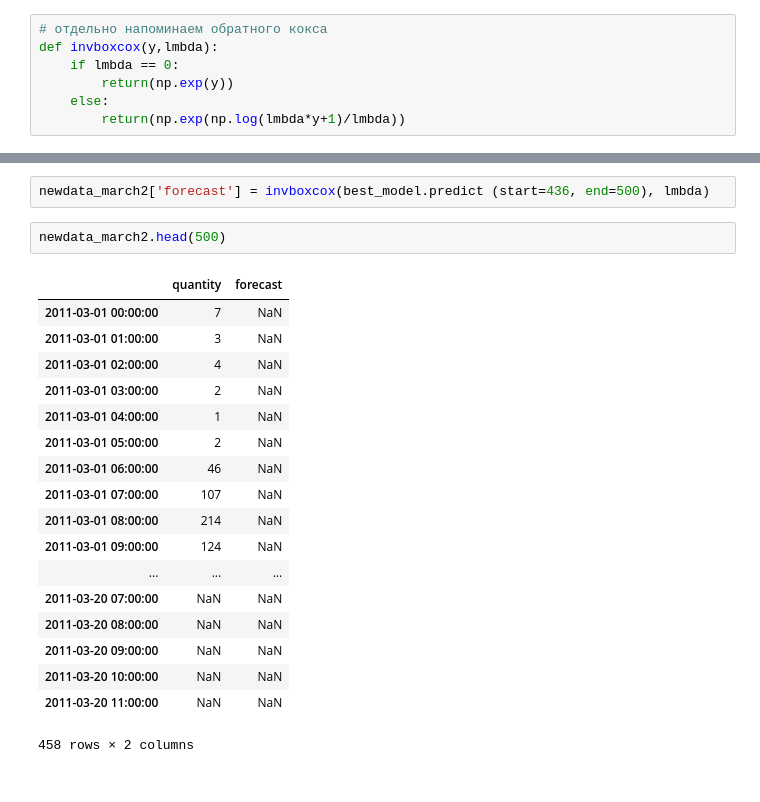
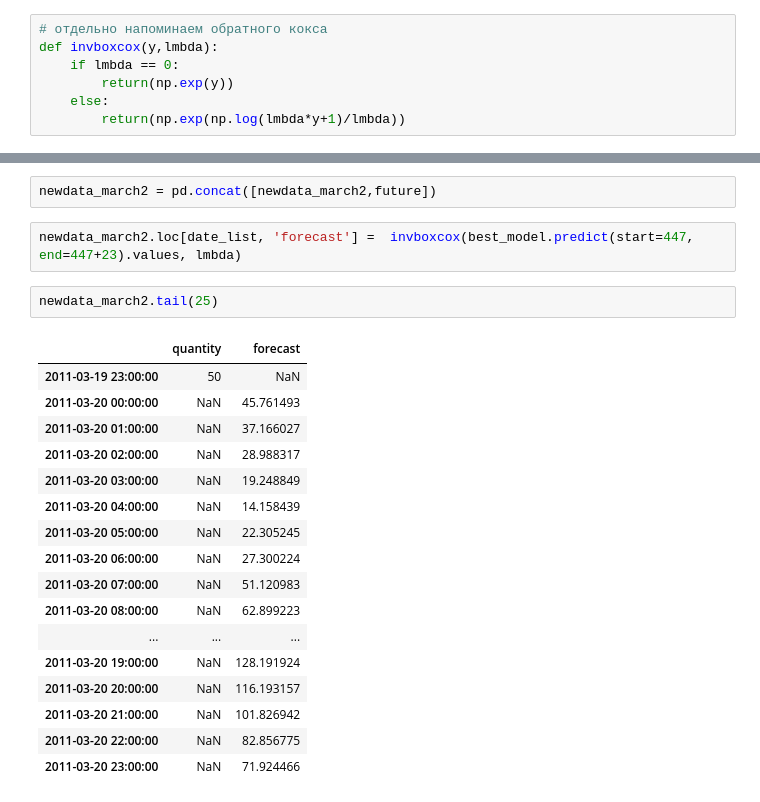
Before and after one commit to chorus12/TimeSeriesWorkshop, a Jupyter notebook: notebooks/Anton_full_stack.ipynb, the cells around one changed output, grey strips where cells are left out. Drawn from its saved outputs; the diff is of its cells as text.

```diff
--- a/notebooks/Anton_full_stack.ipynb
+++ b/notebooks/Anton_full_stack.ipynb
@@ -291,23 +299,24 @@ pylab.show()
+# %%
+newdata_march2 = pd.concat([newdata_march2,future])
 # %%
-newdata_march2['forecast'] = invboxcox(best_model.predict (start=436, end=500), lmbda)
+newdata_march2.loc[date_list, 'forecast'] =  invboxcox(best_model.predict(start=447, end=447+23).values, lmbda)
-# %%
-newdata_march2.head(500)
-# %% [output]
-|  | quantity | forecast |
-| 2011-03-01 00:00:00 | 7 | NaN |
-| 2011-03-01 01:00:00 | 3 | NaN |
-| 2011-03-01 02:00:00 | 4 | NaN |
-| 2011-03-01 03:00:00 | 2 | NaN |
-| 2011-03-01 04:00:00 | 1 | NaN |
-| 2011-03-01 05:00:00 | 2 | NaN |
-| 2011-03-01 06:00:00 | 46 | NaN |
-| 2011-03-01 07:00:00 | 107 | NaN |
-| 2011-03-01 08:00:00 | 214 | NaN |
-| 2011-03-01 09:00:00 | 124 | NaN |
-| ... | ... | ... |
-| 2011-03-20 07:00:00 | NaN | NaN |
-| 2011-03-20 08:00:00 | NaN | NaN |
-| 2011-03-20 09:00:00 | NaN | NaN |
-| 2011-03-20 10:00:00 | NaN | NaN |
-| 2011-03-20 11:00:00 | NaN | NaN |
-458 rows × 2 columns
+# %%
+newdata_march2.tail(25)
+# %% [output]
+|  | quantity | forecast |
+| 2011-03-19 23:00:00 | 50 | NaN |
+| 2011-03-20 00:00:00 | NaN | 45.761493 |
+| 2011-03-20 01:00:00 | NaN | 37.166027 |
+| 2011-03-20 02:00:00 | NaN | 28.988317 |
+| 2011-03-20 03:00:00 | NaN | 19.248849 |
+| 2011-03-20 04:00:00 | NaN | 14.158439 |
+| 2011-03-20 05:00:00 | NaN | 22.305245 |
+| 2011-03-20 06:00:00 | NaN | 27.300224 |
+| 2011-03-20 07:00:00 | NaN | 51.120983 |
+| 2011-03-20 08:00:00 | NaN | 62.899223 |
+| ... | ... | ... |
+| 2011-03-20 19:00:00 | NaN | 128.191924 |
+| 2011-03-20 20:00:00 | NaN | 116.193157 |
+| 2011-03-20 21:00:00 | NaN | 101.826942 |
+| 2011-03-20 22:00:00 | NaN | 82.856775 |
+| 2011-03-20 23:00:00 | NaN | 71.924466 |
```
Also changed, not shown: parts of 13 cells of this notebook.
